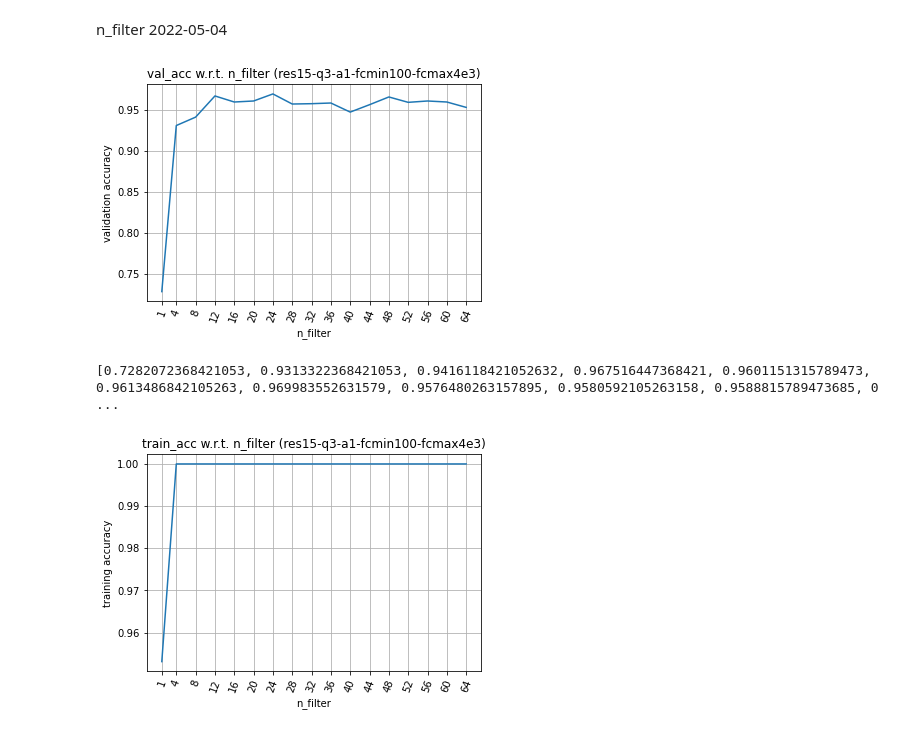
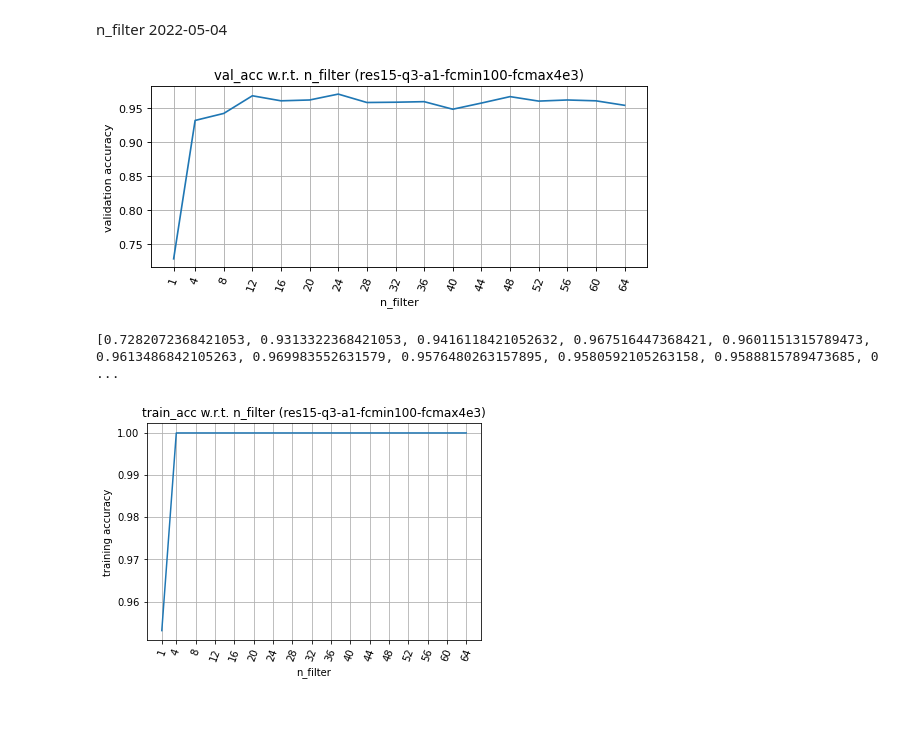
Before and after one commit to xs2445/KeywordSpotting, a Jupyter notebook: show_result.ipynb, the cells around one changed output. Cells and saved outputs as stored; diff of their text form; code cells hidden in the pictures.

```diff
--- a/show_result.ipynb
+++ b/show_result.ipynb
@@ -120,20 +120,20 @@ val_acc_list = [x for _,x in sorted(zip(dataset_list,val_acc_list))]
 train_acc_list = [x for _,x in sorted(zip(dataset_list,train_acc_list))]
 dataset_list = sorted(dataset_list)
 # %%
-plt.figure()
+plt.figure(figsize=(8, 3), dpi=80)
 # plt.plot([np.max(x) for x in val_acc_list])
 plt.plot(dataset_list, [np.max(x) for x in val_acc_list])
 plt.title('val_acc w.r.t. n_filter (res15-q3-a1-fcmin100-fcmax4e3)')
 plt.xlabel('n_filter')
 plt.ylabel('validation accuracy')
 # plt.xticks(range(len(dataset_list)), dataset_list, rotation=70)
 plt.xticks(dataset_list, dataset_list, rotation=70)
 plt.grid()
 plt.savefig(os.path.join(log_folder, 'result.jpg'))
 plt.show()
 print([np.max(x) for x in val_acc_list])
 # %% [output]
-[figure, old version]
+[figure, new version]
 [0.7282072368421053, 0.9313322368421053, 0.9416118421052632, 0.967516447368421, 0.9601151315789473, 0.9613486842105263, 0.969983552631579, 0.9576480263157895, 0.9580592105263158, 0.9588815789473685, 0 ...
 # %%
 plt.figure()
```
Also changed, not shown: parts of 3 cells of this notebook.
